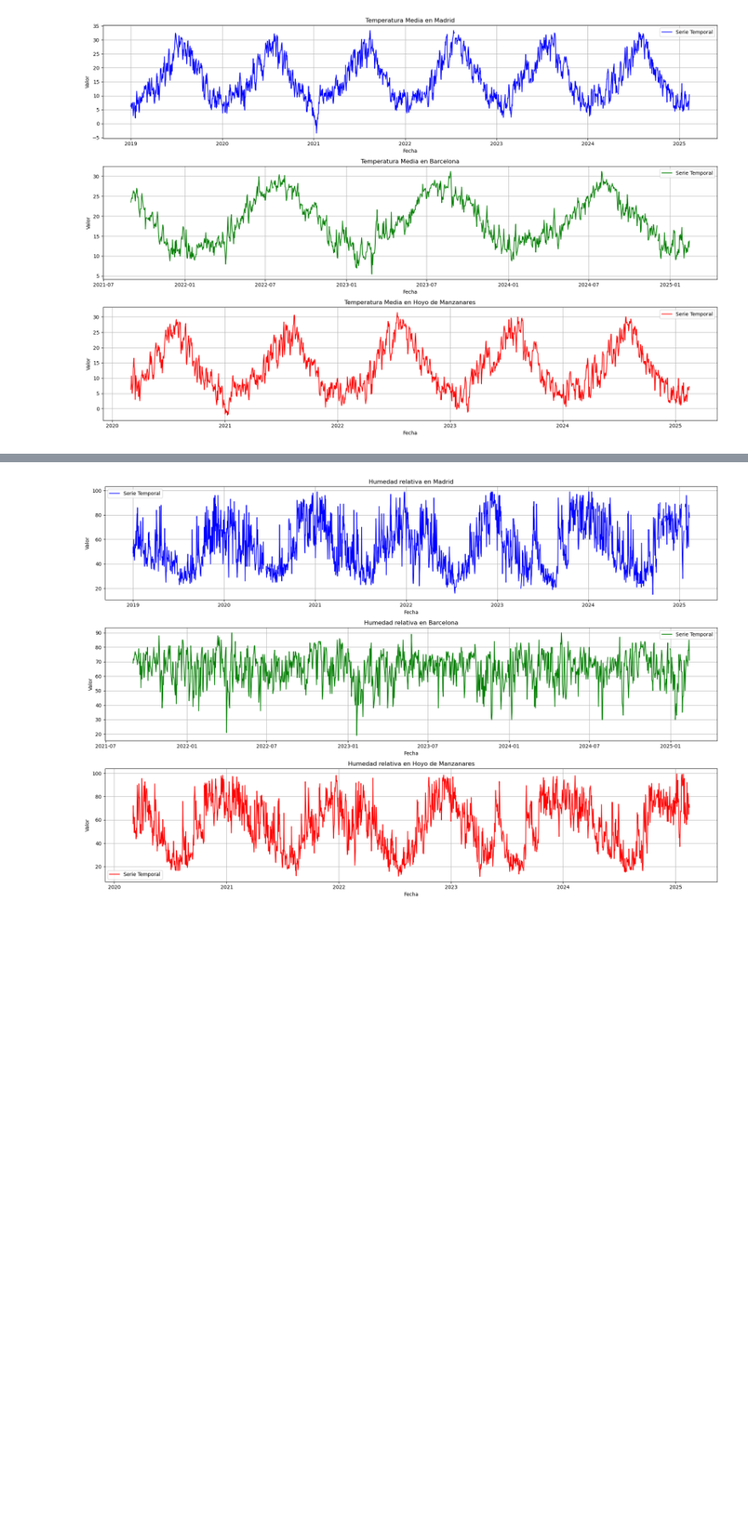
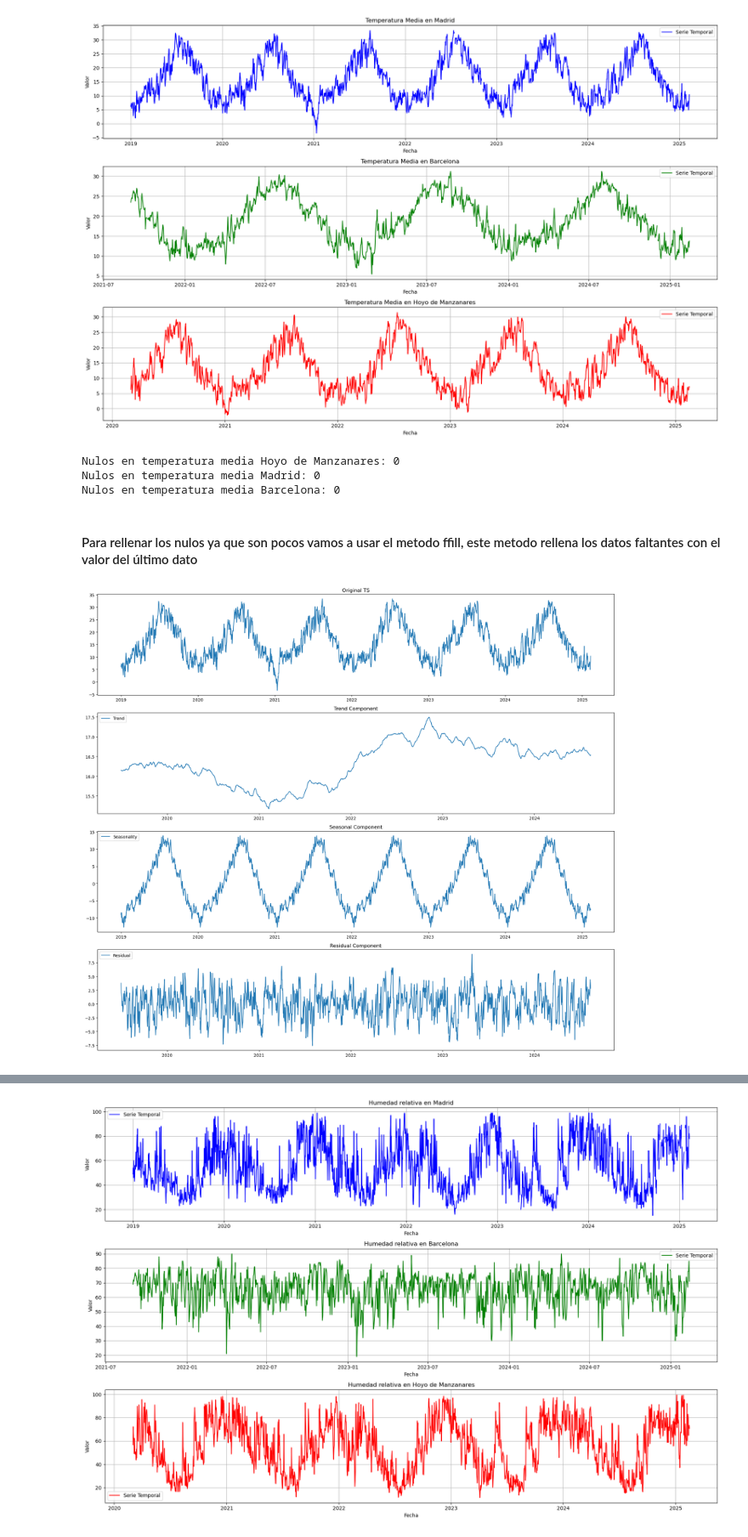
Before and after one commit to GamblerRunner/PrediccionMeteorologica, a Jupyter notebook: src/EDA/verDataDiario.ipynb, the cells around one changed output, grey strips where cells are left out. Shown at 85% size. Saved outputs shown, nothing was run; the diff lists cells and outputs as text; code cells hidden in the pictures; blank space fills up the shorter version.

```diff
--- a/src/EDA/verDataDiario.ipynb
+++ b/src/EDA/verDataDiario.ipynb
@@ -23,2 +50,3 @@ df_mad["tmax"] = df_mad["tmax"].str.replace(',', '.').astype(float)
 # %%
 df_bar["fecha"] = pd.to_datetime(df_bar["fecha"])
+df_mad["fecha"] = pd.to_datetime(df_mad["fecha"])
@@ -78,3 +85,13 @@ plt.tight_layout()
 plt.show()
 # %% [output]
 [figure]
+# %%
+print(f"Nulos en temperatura media Hoyo de Manzanares: {df_hoyo['temperature_2m_mean'].isna().sum()}")
+print(f"Nulos en temperatura media Madrid: {df_mad['tmed'].isna().sum()}")
+print(f"Nulos en temperatura media Barcelona: {df_bar['tmed'].isna().sum()}")
+# %% [output]
+Nulos en temperatura media Hoyo de Manzanares: 0
+Nulos en temperatura media Madrid: 0
+Nulos en temperatura media Barcelona: 0
+# %% [markdown]
+#### Para rellenar los nulos ya que son pocos vamos a usar el metodo ffill, este metodo rellena los datos faltantes con el valor del último dato
@@ -80,0 +101,28 @@ plt.show()
+# %%
+decomposition_air = seasonal_decompose(df_mad['tmed'], model='additive', period=365)
+
+plt.figure(figsize=(18, 16))
+
+plt.subplot(4, 1, 1)
+plt.plot(df_mad["fecha"], df_mad["tmed"])
+plt.title('Original TS')
+
+plt.subplot(4, 1, 2)
+plt.plot(df_mad["fecha"], decomposition_air.trend, label='Trend')
+plt.legend(loc='upper left')
+plt.title('Trend Component')
+
+plt.subplot(4, 1, 3)
+plt.plot(df_mad["fecha"], decomposition_air.seasonal, label='Seasonality')
+plt.legend(loc='upper left')
+plt.title('Seasonal Component')
+
+plt.subplot(4, 1, 4)
+plt.plot(df_mad["fecha"], decomposition_air.resid, label='Residual')
+plt.legend(loc='upper left')
+plt.title('Residual Component')
+
+plt.tight_layout()
+plt.show()
+# %% [output]
+[figure, added]
```
Also changed, not shown: parts of 43 cells of this notebook.
